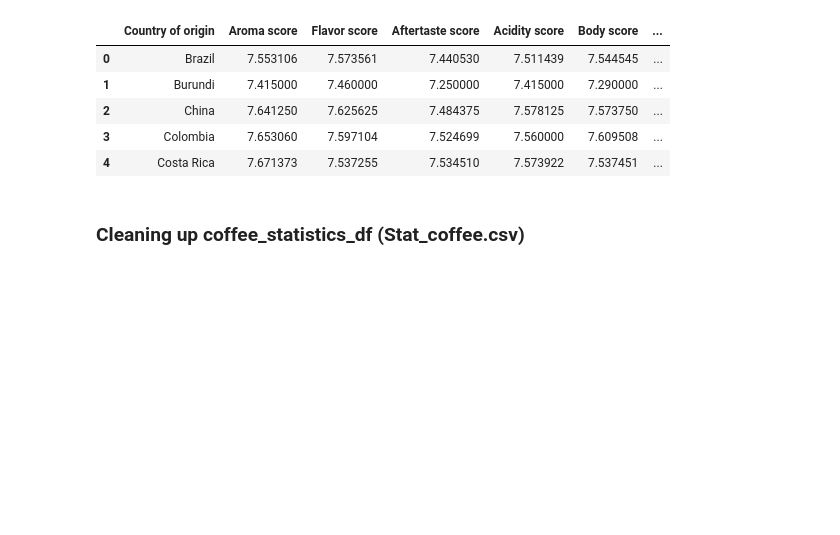
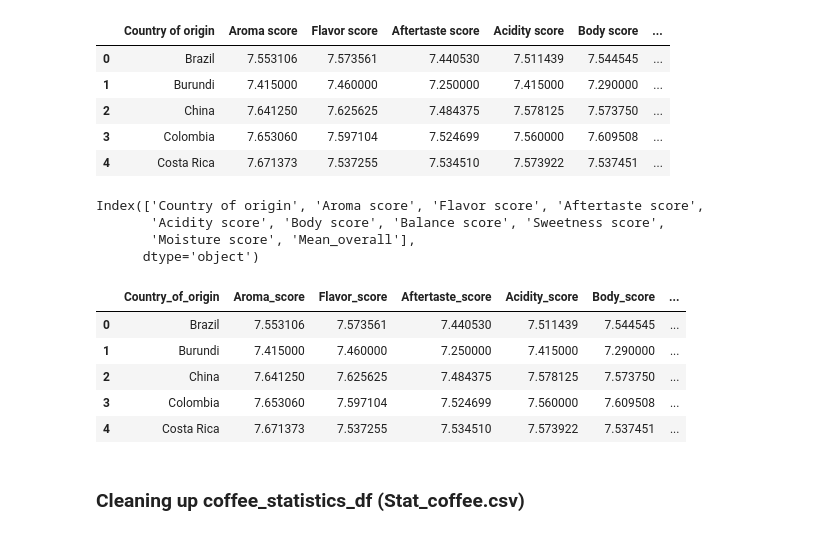
Before and after one commit to coopachupa/Project-3-, a Jupyter notebook: Nurmaa (NKD)/Cleaning and analysis.ipynb, the cells around one changed output. Drawn from its saved outputs; the diff is of its cells as text; code cells hidden in the pictures; blank space fills up the shorter version.

```diff
--- a/Nurmaa (NKD)/Cleaning and analysis.ipynb
+++ b/Nurmaa (NKD)/Cleaning and analysis.ipynb
@@ -58,7 +58,7 @@ Index(['Country.of.Origin', 'AVG_Aroma', 'AVG_Flavor', 'AVG_Aftertaste',
 # %%
 # Rename columns with more appropriate names.
 qlty_renamed_cols_df = coffee_qlty_df.rename(columns = {'Country.of.Origin' : 'Country of origin', 'AVG_Aroma': 'Aroma score', 'AVG_Flavor': 'Flavor score', 'AVG_Aftertaste':'Aftertaste score',
-       'AVG_Acidity': 'Acidity score', 'AVG_Body': 'Body score', 'AVG_Balance': 'Balance score', 'AVG_Sweetness':'Sweetness score', 'AVG_Moisture': 'Moisture score'})
+       'AVG_Acidity': 'Acidity score', 'AVG_Body': 'Body score', 'AVG_Balance': 'Balance score', 'AVG_Uniformity': 'Uniformity score','AVG_Clean.Cup': 'Clean_cup score','AVG_Sweetness':'Sweetness score', 'AVG_Moisture': 'Moisture score'})
 qlty_renamed_cols_df.head()
 # %% [output]
 |  | Country of origin | Aroma score | Flavor score | Aftertaste score | Acidity score | Body score | ... |
@@ -134,3 +134,23 @@ See the caveats in the documentation: https://pandas.pydata.org/pandas-docs/stab
 | 2 | China | 7.641250 | 7.625625 | 7.484375 | 7.578125 | 7.573750 | ... |
 | 3 | Colombia | 7.653060 | 7.597104 | 7.524699 | 7.560000 | 7.609508 | ... |
 | 4 | Costa Rica | 7.671373 | 7.537255 | 7.534510 | 7.573922 | 7.537451 | ... |
+# %%
+qlty_dropped_df.columns
+# %% [output]
+Index(['Country of origin', 'Aroma score', 'Flavor score', 'Aftertaste score',
+       'Acidity score', 'Body score', 'Balance score', 'Sweetness score',
+       'Moisture score', 'Mean_overall'],
+      dtype='object')
+# %%
+# Renaming all columns for SQL.
+SQL_qlty_dropped_df = qlty_dropped_df.rename(columns = {'Country of origin': 'Country_of_origin', 'Aroma score': 'Aroma_score', 'Flavor score': 'Flavor_score', 'Aftertaste score': 'Aftertaste_score',
+       'Acidity score': 'Acidity_score', 'Body score': 'Body_score', 'Balance score': 'Balance_score', 'Sweetness_score': 'Sweetness score',
+       'Moisture score': 'Moisture_score'})
+SQL_qlty_dropped_df.head()
+# %% [output]
+|  | Country_of_origin | Aroma_score | Flavor_score | Aftertaste_score | Acidity_score | Body_score | ... |
+| 0 | Brazil | 7.553106 | 7.573561 | 7.440530 | 7.511439 | 7.544545 | ... |
+| 1 | Burundi | 7.415000 | 7.460000 | 7.250000 | 7.415000 | 7.290000 | ... |
+| 2 | China | 7.641250 | 7.625625 | 7.484375 | 7.578125 | 7.573750 | ... |
+| 3 | Colombia | 7.653060 | 7.597104 | 7.524699 | 7.560000 | 7.609508 | ... |
+| 4 | Costa Rica | 7.671373 | 7.537255 | 7.534510 | 7.573922 | 7.537451 | ... |
```
Also changed, not shown: parts of 16 cells of this notebook, 1 other file.
